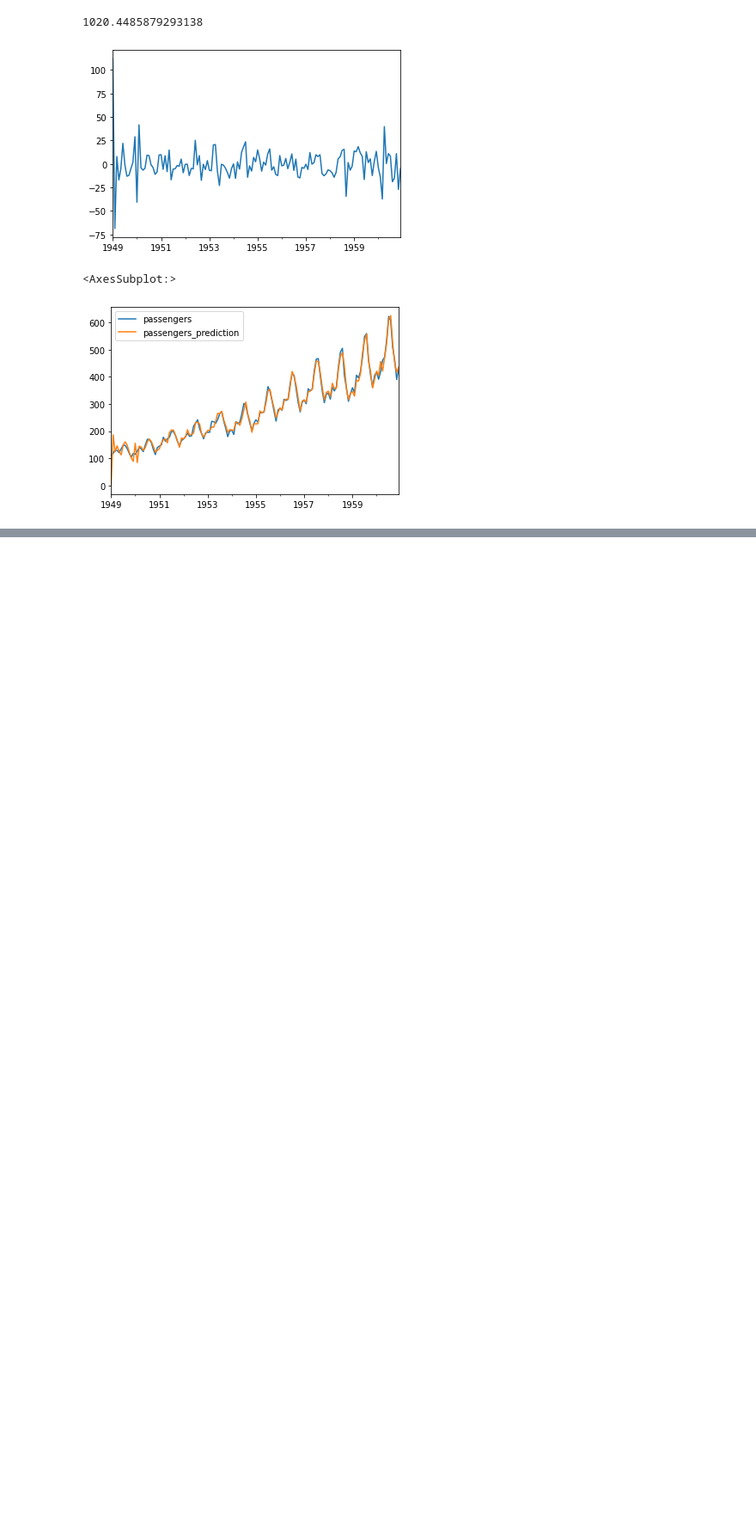
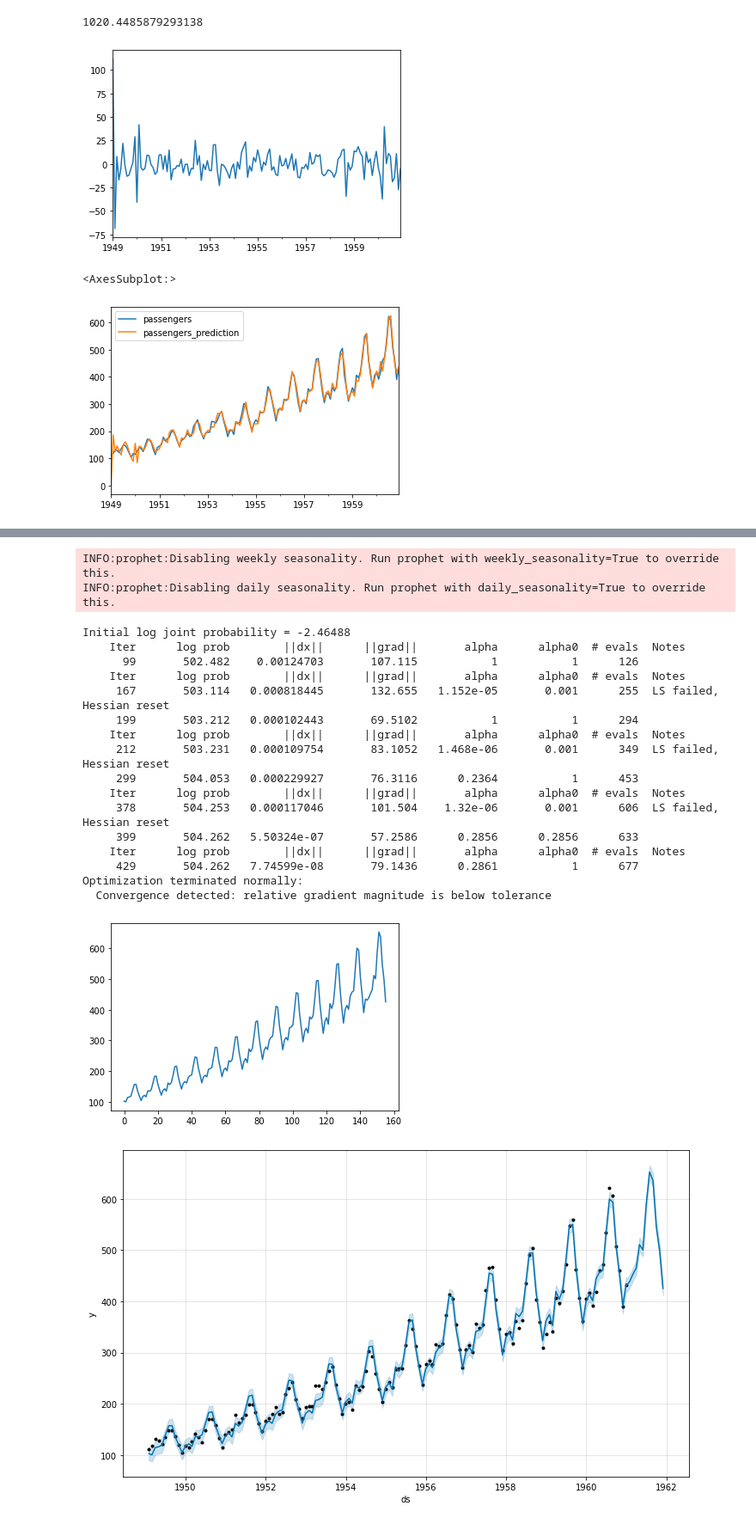
Before and after one commit to napb/examen2, a Jupyter notebook: Examen2.ipynb, the cells around one changed output, grey strips where cells are left out. Shown at 86% size. Drawn from its saved outputs; the diff is of its cells as text; code cells hidden in the pictures; blank space fills up the shorter version.

```diff
--- a/Examen2.ipynb
+++ b/Examen2.ipynb
@@ -231,9 +203,32 @@ dfWithFuture[['passengers', 'passengers_prediction_12m_f']].plot()
 # %%
 #3.B estimacion futura modelo (12 meses posteriores al final) SARIMA
-#RE-Carga y preparacion de dataset para Prophet  [ds, y]
-pf = Prophet()
+pf = Prophet(seasonality_mode='multiplicative')
 pf.fit(df_p)
 forecast = pf.predict(pf.make_future_dataframe(12, freq='MS'))
+
+df_aux = pd.concat([forecast[0:144], forecast[144:156]])
+df_aux['yhat'].plot()
 fig = pf.plot(forecast)
+# %% [output]
+INFO:prophet:Disabling weekly seasonality. Run prophet with weekly_seasonality=True to override this.
+INFO:prophet:Disabling daily seasonality. Run prophet with daily_seasonality=True to override this.
+Initial log joint probability = -2.46488
+    Iter      log prob        ||dx||      ||grad||       alpha      alpha0  # evals  Notes
+      99       502.482    0.00124703       107.115           1           1      126
+    Iter      log prob        ||dx||      ||grad||       alpha      alpha0  # evals  Notes
+     167       503.114   0.000818445       132.655   1.152e-05       0.001      255  LS failed, Hessian reset
+     199       503.212   0.000102443       69.5102           1           1      294
+    Iter      log prob        ||dx||      ||grad||       alpha      alpha0  # evals  Notes
+     212       503.231   0.000109754       83.1052   1.468e-06       0.001      349  LS failed, Hessian reset
+     299       504.053   0.000229927       76.3116      0.2364           1      453
+    Iter      log prob        ||dx||      ||grad||       alpha      alpha0  # evals  Notes
+     378       504.253   0.000117046       101.504    1.32e-06       0.001      606  LS failed, Hessian reset
+     399       504.262   5.50324e-07       57.2586      0.2856      0.2856      633
+    Iter      log prob        ||dx||      ||grad||       alpha      alpha0  # evals  Notes
+     429       504.262   7.74599e-08       79.1436      0.2861           1      677
+Optimization terminated normally:
+  Convergence detected: relative gradient magnitude is below tolerance
+[figure, added]
+[figure, added]
 # %%
 #4
```
Also changed, not shown: parts of 8 cells of this notebook, 1 other file.
